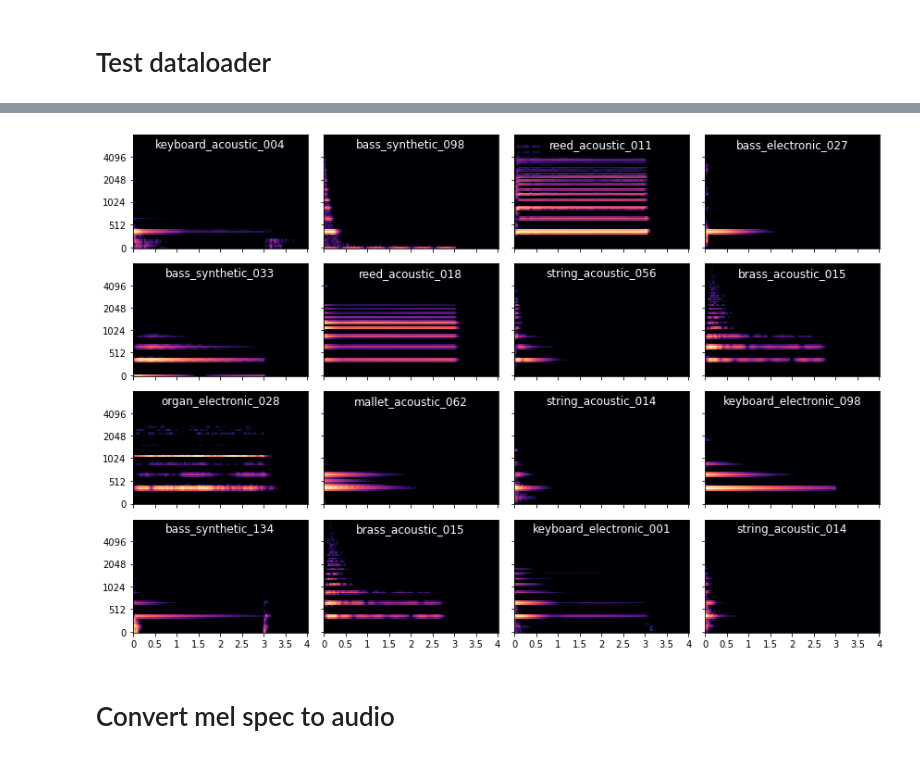
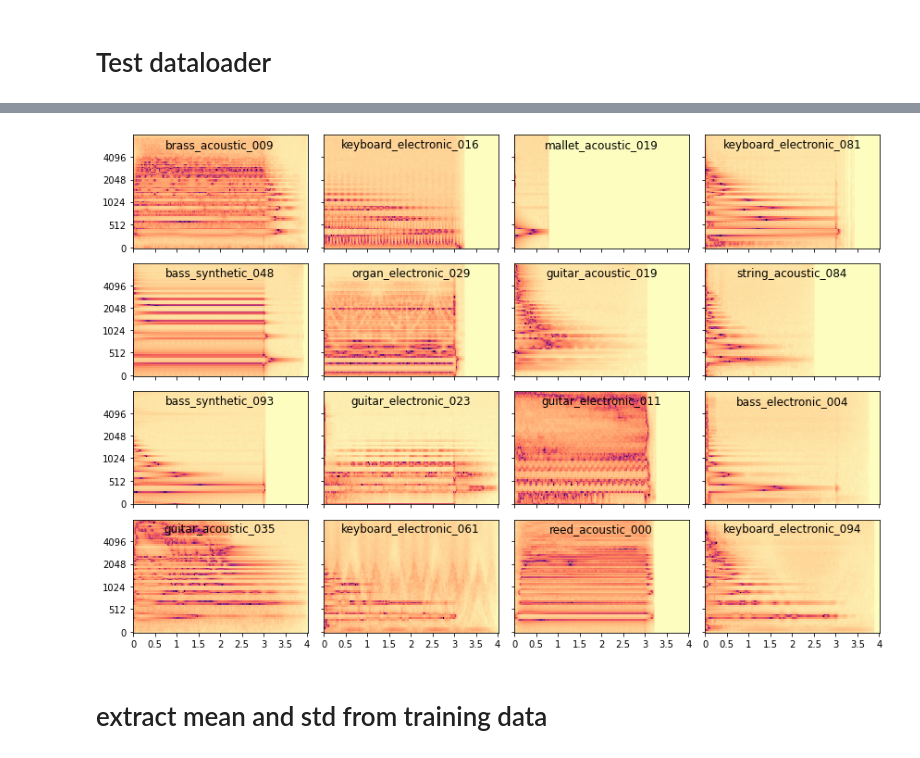
Before and after one commit to miccio-dk/ml_mir_2022_sound_morphing, a Jupyter notebook: notebooks/test_data.ipynb, the cells around one changed output, grey strips where cells are left out. Cells and saved outputs as stored; diff of their text form; code cells hidden in the pictures.

Commit message:
added reconstructed images, fixed bugs

```diff
--- a/notebooks/test_data.ipynb
+++ b/notebooks/test_data.ipynb
@@ -18,6 +18,6 @@ from src.utils import get_preprocessing, get_dataloader
 sr = 16000
 duration = 4
 # %%
-preproc_train = get_preprocessing(train=True)
-ds_train = NsynthDataset('/home/rmiccini/stanford_mir2/data/nsynth-train', sr=sr, duration=duration, pitches=[60], transform=preproc_train)
+preproc_train = get_preprocessing(train=True, log_transform=True)
+ds_train = NsynthDataset('/home/rmiccini/stanford_mir2/data/nsynth-train', sr=sr, duration=duration, pitches=[60], transform=preproc_train, label='full')
 sample, labels = ds_train[0]
@@ -89,15 +99,15 @@ pd.DataFrame(labels_batch)
 # %%
 fig, axs = plt.subplots(4, 4, figsize=(12, 8), sharex='col', sharey='row')
 
 for x, title, ax in zip(sample_batch, labels_batch['instrument_str'], axs.flatten()):
     y = lr.amplitude_to_db(np.abs(x.numpy()), ref=1)
-    lrd.specshow(y, ax=ax, cmap='magma', sr=sr, win_length=1024, hop_length=256, x_axis='s', y_axis='mel')
+    lrd.specshow(y[0], ax=ax, cmap='magma', sr=sr, win_length=1024, hop_length=256, x_axis='s', y_axis='mel')
     ax.set_xlabel('')
     ax.set_ylabel('')
-    ax.set_title(title, y=1.0, pad=-14, color='w')
+    ax.set_title(title, y=1.0, pad=-14, color='k')
 fig.tight_layout()
 plt.show()
 # %% [output]
-[figure, old version]
+[figure, new version]
-# %% [markdown]
-# Convert mel spec to audio
+# %% [markdown]
+# extract mean and std from training data
```
Also changed, not shown: parts of 7 cells of this notebook, 6 other files.
